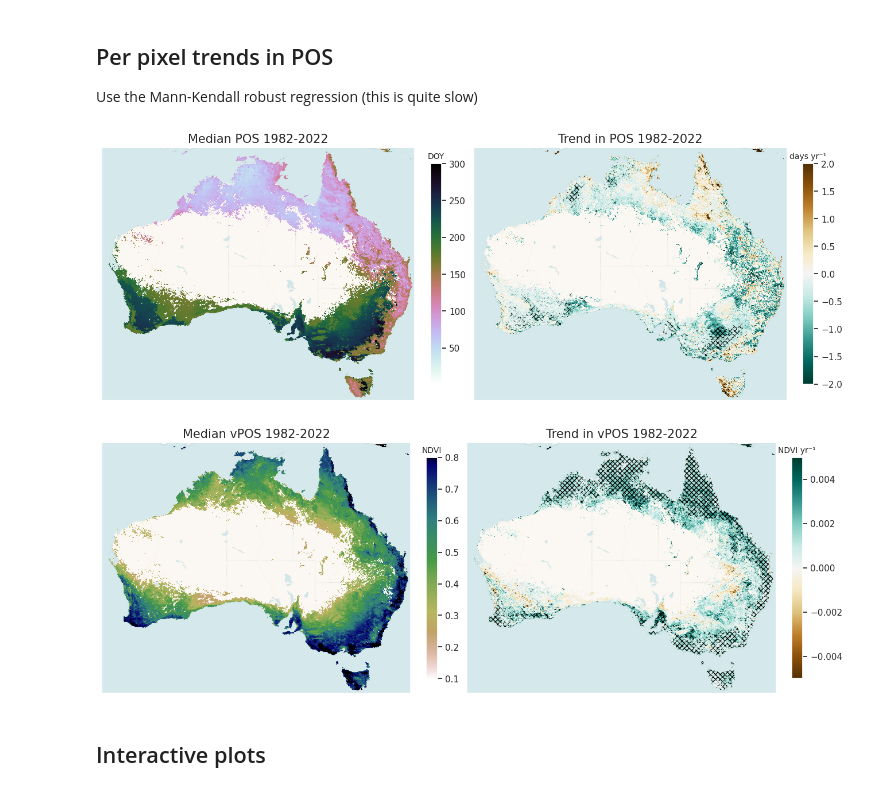
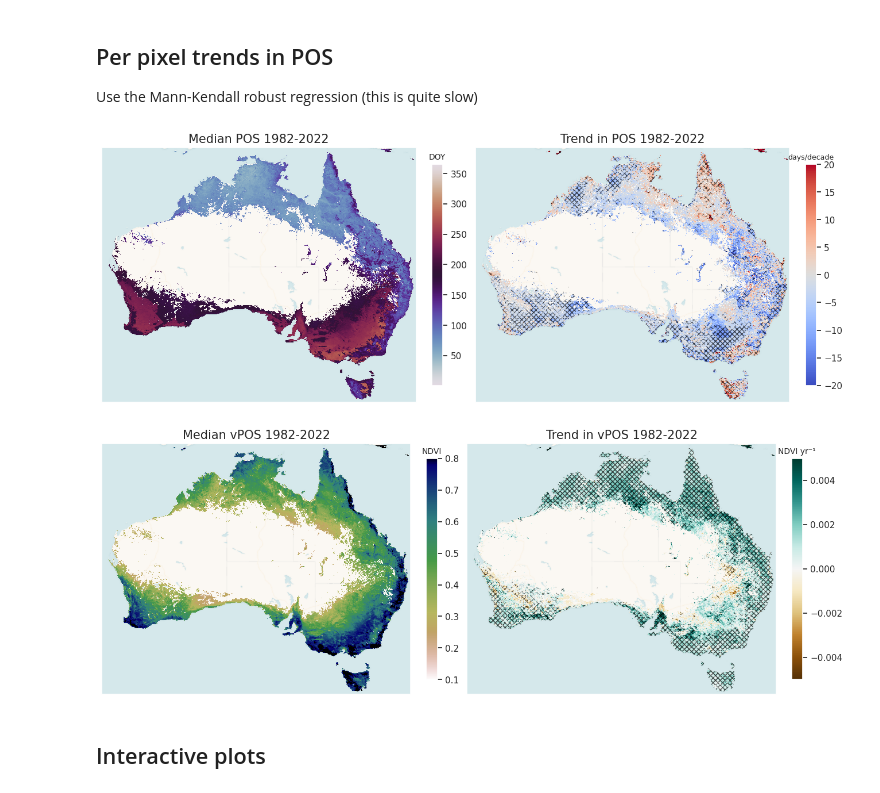
Before and after one commit to cbur24/AusENDVI, a Jupyter notebook: notebooks/analysis/Trends_in_Seasonality.ipynb, the cells around one changed output. Cells and saved outputs as stored; diff of their text form; code cells hidden in the pictures.

Commit message:
fix up significance hatching

```diff
--- a/notebooks/analysis/Trends_in_Seasonality.ipynb
+++ b/notebooks/analysis/Trends_in_Seasonality.ipynb
@@ -171,37 +166,52 @@ vpos_trends = Mann_Kendall_test(doy['vPOS'].rename({'year':'time'}),
 # %%
 sb.set(font_scale=1.0)
 vmin=1
-vmax=300
+vmax=365
 font=15
 
 fig,ax = plt.subplots(1,2, figsize=(13,6), sharex=True, sharey=True, layout='constrained')
 for a,i in zip(ax.reshape(-1), range(0,2)):
     if i==0:
-        im = doy['POS'].where(doy['POS']>20).median('year').plot(cmap='cubehelix_r',
+        im = doy['POS'].where(doy['POS']>20).median('year').plot(cmap='twilight',
                                     vmin=vmin, vmax=vmax, ax=a, add_labels=False, add_colorbar=False)
         ctx.add_basemap(a, source=ctx.providers.CartoDB.VoyagerNoLabels, crs='EPSG:4326', attribution='', attribution_size=1)
         cb = fig.colorbar(im, ax=a, shrink=0.65, orientation='vertical')
         cb.ax.set_title('DOY', fontsize=10)
         a.set_title('Median POS 1982-2022', fontsize=font)
 
     if i==1:
-        # im = pos_trends.trend.plot(vmin=-2,vmax=2, ax=a, add_labels=False, cmap='BrBG_r', add_colorbar=False)
         t = pos_trends.trend.where(pos_trends.trend!=0.0)
-        im = t.plot(vmin=-2, vmax=2, ax=a, add_labels=False, cmap='BrBG_r', add_colorbar=False)
+        # t = pos_trends.trend.where(pos_trends.signif)
+        im = (t*10).plot(vmin=-20, vmax=20, ax=a, add_labels=False, cmap='coolwarm', add_colorbar=False)
         cb = fig.colorbar(im, ax=a, shrink=0.65, orientation='vertical')
-        cb.ax.set_title('days yr\u207B\u00B9', fontsize=10)
-        xr.plot.contourf(pos_trends.trend.where(pos_trends.signif), ax=a, alpha=0, hatches=['XXXX'], add_colorbar=False)
+        cb.ax.set_title('days/decade', fontsize=9) #\u207B\u00B9
+
+        # xr.plot.contourf(pos_trends.trend.where(pos_trends.signif), ax=a, alpha=0, hatches=['XXXX'], add_colorbar=False)
+        # a.contourf(pos_trends.trend.where(pos_trends.signif).data, alpha=1, hatches=['XXXX'])
+
+        #significane plotting (contourf failing??)
+        lons, lats = np.meshgrid(t.x, t.y)
+        sig_area = np.where(pos_trends.signif == 1)
+        a.hexbin(x=lons[sig_area].reshape(-1),
+                 y=lats[sig_area].reshape(-1),
+                 C=pos_trends.signif.where(pos_trends.signif == 1).data[sig_area].reshape(-1),
+                 hatch='XXXX',
+                 alpha=0,
+                 gridsize=(400,400)
+                )
+
         ctx.add_basemap(a, source=ctx.providers.CartoDB.VoyagerNoLabels, crs='EPSG:4326', attribution='', attribution_size=1)
         a.set_title('Trend in POS 1982-2022', fontsize=font)
 
     a.set_yticklabels([])
     a.set_ylabel('')
     a.set_xlabel('')
     a.set_xticklabels([]);
+
 fig.savefig("/g/data/os22/chad_tmp/AusENDVI/results/figs/POS_"+var+"_per_pixel_trends.png",
             bbox_inches='tight', dpi=300)
 # %% [output]
-[figure, old version]
+[figure, new version]
 # %%
 sb.set(font_scale=1.0)
 fig,ax = plt.subplots(1,2, figsize=(13,6), sharex=True, sharey=True, layout='constrained')
@@ -220,8 +230,20 @@ for a,i in zip(ax.reshape(-1), range(0,2)):
                                         vmax=0.005, ax=a, add_labels=False, cmap='BrBG', add_colorbar=False)
         cb = fig.colorbar(im, ax=a, shrink=0.65, orientation='vertical')
         cb.ax.set_title('NDVI yr\u207B\u00B9', fontsize=10)
-        xr.plot.contourf(vpos_trends.trend.where(vpos_trends.signif),
-                         ax=a, alpha=0, hatches=['XXXX'], add_colorbar=False)
+        # xr.plot.contourf(vpos_trends.trend.where(vpos_trends.signif),
+        #                  ax=a, alpha=0, hatches=['XXXX'], add_colorbar=False)
+
+        #significance plotting (contourf failing??)
+        lons, lats = np.meshgrid(vpos_trends.x, vpos_trends.y)
+        sig_area = np.where(vpos_trends.signif == 1)
+        a.hexbin(x=lons[sig_area].reshape(-1),
+                 y=lats[sig_area].reshape(-1),
+                 C=vpos_trends.signif.where(vpos_trends.signif == 1).data[sig_area].reshape(-1),
+                 hatch='XXXX',
+                 alpha=0,
+                 gridsize=(400,400)
+                )
+
         ctx.add_basemap(a, source=ctx.providers.CartoDB.VoyagerNoLabels, crs='EPSG:4326', attribution='', attribution_size=1)
         a.set_title('Trend in vPOS 1982-2022', fontsize=font)
 
@@ -233,7 +255,7 @@ for a,i in zip(ax.reshape(-1), range(0,2)):
 fig.savefig("/g/data/os22/chad_tmp/AusENDVI/results/figs/vPOS_"+var+"_per_pixel_trends.png",
             bbox_inches='tight', dpi=300)
 # %% [output]
-[figure, old version]
+[figure, new version]
 # %% [markdown]
 ## Interactive plots
 # %%
```
Also changed, not shown: parts of 12 cells of this notebook.
